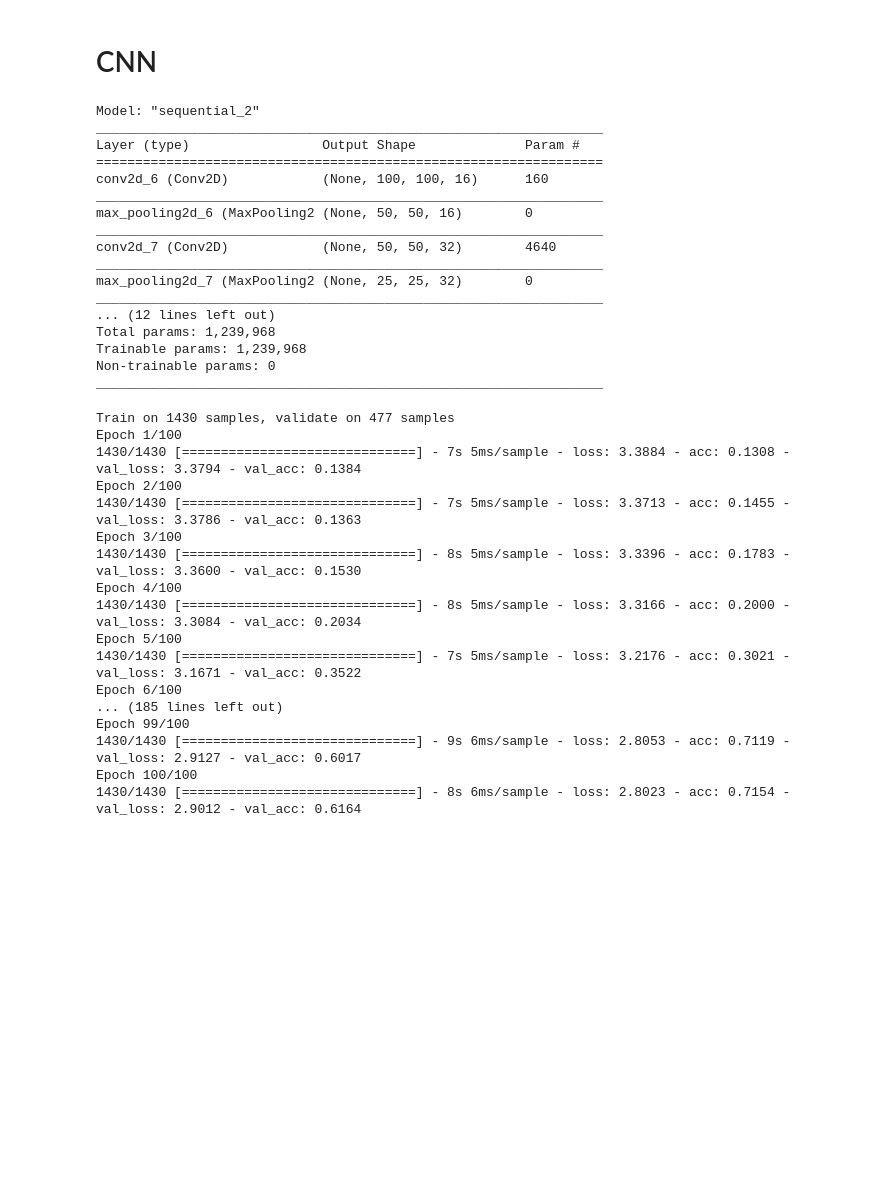
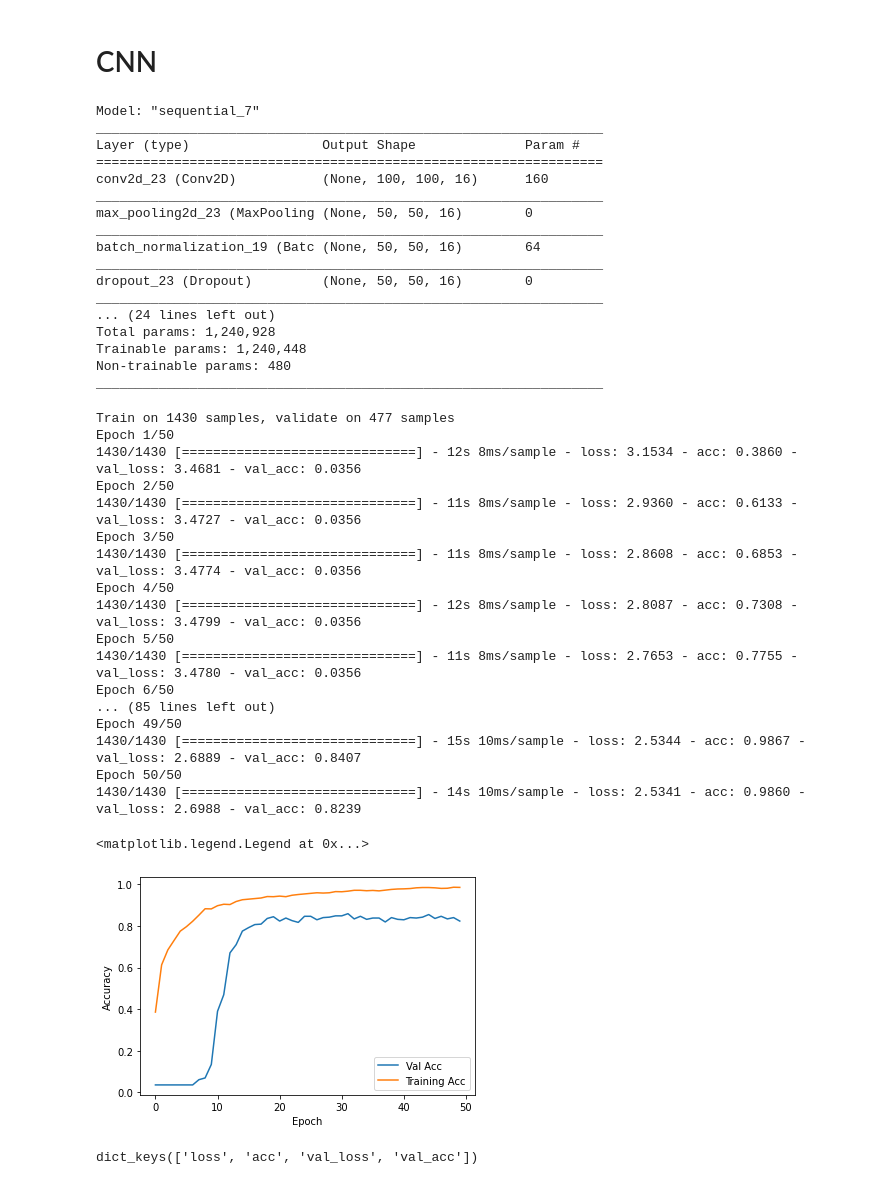
Before and after one commit to thesuhas/Leaf-Classification-Medicinal, a Jupyter notebook: cnn.ipynb, the cells around one changed output. Saved outputs shown, nothing was run; the diff lists cells and outputs as text; code cells hidden in the pictures; blank space fills up the shorter version.

Commit message:
Did batch normalisation, learning curve

```diff
--- a/cnn.ipynb
+++ b/cnn.ipynb
@@ -19,7 +20,7 @@ path = glob.glob("C:/Users/suhas/Documents/Mini Project/Leaves/*.jpg")
 # %%
 IMAGE_SIZE = 100
 num_classes = 32
-epochs = 100
+epochs = 50
 # %%
 def label(img_name):
     num = int(img_name[-8:-4])
@@ -138,17 +139,23 @@ model = Sequential([
     layers.InputLayer(input_shape=(IMAGE_SIZE, IMAGE_SIZE, 1)),
     layers.Conv2D(16, 3, padding='same', activation='relu'),
     layers.MaxPool2D(),
+    layers.BatchNormalization(),
     # Dropout layer for regularisation
     layers.Dropout(rate=0.2),
     layers.Conv2D(32, 3, padding='same', activation='relu'),
     layers.MaxPool2D(),
+    layers.BatchNormalization(),
     # Dropout layer for regularisation
-    layers.Dropout(rate=0.2),
+    layers.Dropout(rate=0.3),
     layers.Conv2D(64, 5, padding='same', activation='relu'),
     layers.MaxPool2D(),
+    layers.BatchNormalization(),
+    # Dropout layer for regularisation
+    layers.Dropout(rate=0.4),
     # Flattening output to connect to Densely Connected Layers
     layers.Flatten(),
     layers.Dense(128, activation='relu'),
+    layers.BatchNormalization(),
     layers.Dense(num_classes, activation='softmax')
 ])
 # %%
@@ -156,40 +163,56 @@ model.compile(optimizer='adam', loss=tf.keras.losses.SparseCategoricalCrossentro
 # %%
 model.summary()
 # %% [output]
-Model: "sequential_2"
+Model: "sequential_7"
 _________________________________________________________________
 Layer (type)                 Output Shape              Param #
 =================================================================
-conv2d_6 (Conv2D)            (None, 100, 100, 16)      160
+conv2d_23 (Conv2D)           (None, 100, 100, 16)      160
 _________________________________________________________________
-max_pooling2d_6 (MaxPooling2 (None, 50, 50, 16)        0
+max_pooling2d_23 (MaxPooling (None, 50, 50, 16)        0
 _________________________________________________________________
-conv2d_7 (Conv2D)            (None, 50, 50, 32)        4640
+batch_normalization_19 (Batc (None, 50, 50, 16)        64
 _________________________________________________________________
-max_pooling2d_7 (MaxPooling2 (None, 25, 25, 32)        0
+dropout_23 (Dropout)         (None, 50, 50, 16)        0
 _________________________________________________________________
-... (12 lines left out)
-Total params: 1,239,968
-Trainable params: 1,239,968
-Non-trainable params: 0
+... (24 lines left out)
+Total params: 1,240,928
+Trainable params: 1,240,448
+Non-trainable params: 480
 _________________________________________________________________
+# %%
+tensorboard_callback = tf.keras.callbacks.TensorBoard(log_dir="logs")
 # %%
-history = model.fit(x=X_train, y=y_train, epochs=epochs, validation_data = (X_test, y_test))
+history = model.fit(x=X_train, y=y_train, epochs=epochs, validation_data = (X_test, y_test), callbacks=[tensorboard_callback], use_multiprocessing = True)
 # %% [output]
 Train on 1430 samples, validate on 477 samples
-Epoch 1/100
-1430/1430 [==============================] - 7s 5ms/sample - loss: 3.3884 - acc: 0.1308 - val_loss: 3.3794 - val_acc: 0.1384
-Epoch 2/100
-1430/1430 [==============================] - 7s 5ms/sample - loss: 3.3713 - acc: 0.1455 - val_loss: 3.3786 - val_acc: 0.1363
-Epoch 3/100
-1430/1430 [==============================] - 8s 5ms/sample - loss: 3.3396 - acc: 0.1783 - val_loss: 3.3600 - val_acc: 0.1530
-Epoch 4/100
-1430/1430 [==============================] - 8s 5ms/sample - loss: 3.3166 - acc: 0.2000 - val_loss: 3.3084 - val_acc: 0.2034
-Epoch 5/100
-1430/1430 [==============================] - 7s 5ms/sample - loss: 3.2176 - acc: 0.3021 - val_loss: 3.1671 - val_acc: 0.3522
-Epoch 6/100
-... (185 lines left out)
-Epoch 99/100
-1430/1430 [==============================] - 9s 6ms/sample - loss: 2.8053 - acc: 0.7119 - val_loss: 2.9127 - val_acc: 0.6017
-Epoch 100/100
-1430/1430 [==============================] - 8s 6ms/sample - loss: 2.8023 - acc: 0.7154 - val_loss: 2.9012 - val_acc: 0.6164
+Epoch 1/50
+1430/1430 [==============================] - 12s 8ms/sample - loss: 3.1534 - acc: 0.3860 - val_loss: 3.4681 - val_acc: 0.0356
+Epoch 2/50
+1430/1430 [==============================] - 11s 8ms/sample - loss: 2.9360 - acc: 0.6133 - val_loss: 3.4727 - val_acc: 0.0356
+Epoch 3/50
+1430/1430 [==============================] - 11s 8ms/sample - loss: 2.8608 - acc: 0.6853 - val_loss: 3.4774 - val_acc: 0.0356
+Epoch 4/50
+1430/1430 [==============================] - 12s 8ms/sample - loss: 2.8087 - acc: 0.7308 - val_loss: 3.4799 - val_acc: 0.0356
+Epoch 5/50
+1430/1430 [==============================] - 11s 8ms/sample - loss: 2.7653 - acc: 0.7755 - val_loss: 3.4780 - val_acc: 0.0356
+Epoch 6/50
+... (85 lines left out)
+Epoch 49/50
+1430/1430 [==============================] - 15s 10ms/sample - loss: 2.5344 - acc: 0.9867 - val_loss: 2.6889 - val_acc: 0.8407
+Epoch 50/50
+1430/1430 [==============================] - 14s 10ms/sample - loss: 2.5341 - acc: 0.9860 - val_loss: 2.6988 - val_acc: 0.8239
+# %%
+plt.figure()
+plt.plot([i for i in range(50)], history.history['val_acc'], label='Val Acc')
+plt.plot([i for i in range(50)], history.history['acc'], label='Training Acc')
+plt.xlabel('Epoch')
+plt.ylabel('Accuracy')
+plt.legend()
+# %% [output]
+<matplotlib.legend.Legend at 0x...>
+[figure, added]
+# %%
+history.history.keys()
+# %% [output]
+dict_keys(['loss', 'acc', 'val_loss', 'val_acc'])
```
Also changed, not shown: parts of 1 cell of this notebook.
